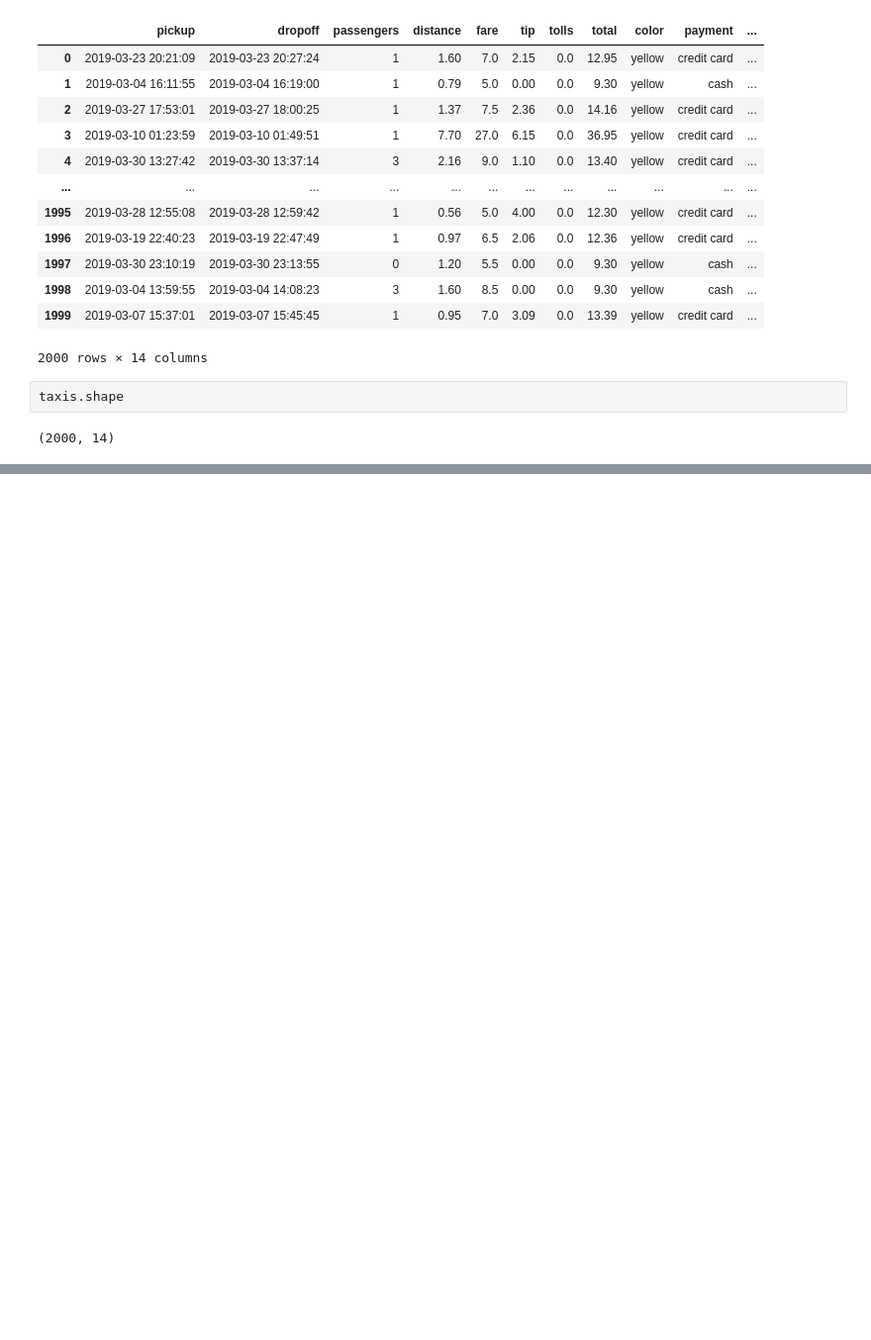
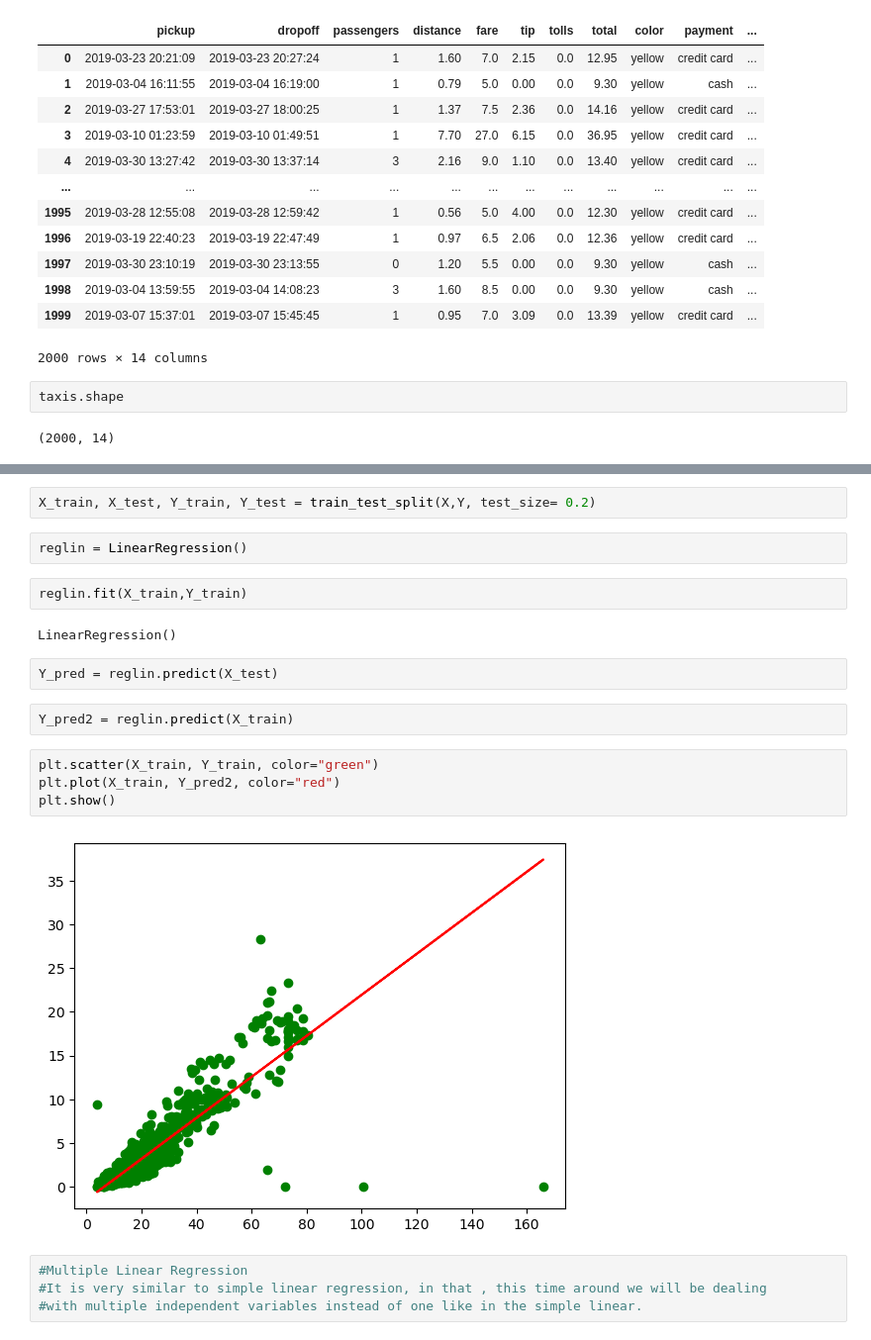
Before and after one commit to Olahubert/ML-Foundation, a Jupyter notebook: L Regression 3.ipynb, the cells around one changed output, grey strips where cells are left out. Shown: that part at 99% size. Drawn from its saved outputs; the diff is of its cells as text; blank space fills up the shorter version.

```diff
--- a/L Regression 3.ipynb
+++ b/L Regression 3.ipynb
@@ -74,0 +161,22 @@ plt.boxplot(taxis.distance)
+# %%
+X_train, X_test, Y_train, Y_test = train_test_split(X,Y, test_size= 0.2)
+# %%
+reglin = LinearRegression()
+# %%
+reglin.fit(X_train,Y_train)
+# %% [output]
+LinearRegression()
+# %%
+Y_pred = reglin.predict(X_test)
+# %%
+Y_pred2 = reglin.predict(X_train)
+# %%
+plt.scatter(X_train, Y_train, color="green")
+plt.plot(X_train, Y_pred2, color="red")
+plt.show()
+# %% [output]
+[figure, added]
+# %%
+#Multiple Linear Regression
+#It is very similar to simple linear regression, in that , this time around we will be dealing
+#with multiple independent variables instead of one like in the simple linear.
```
Also changed, not shown: parts of 27 cells of this notebook, 3 other files.
